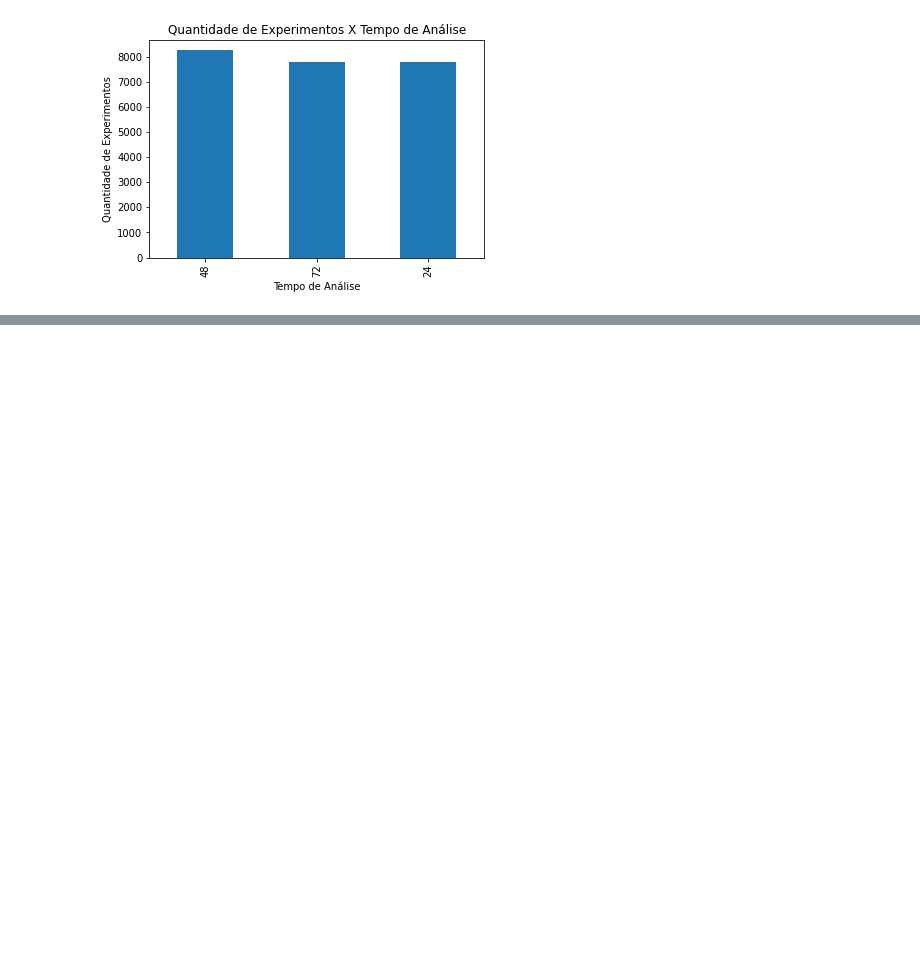
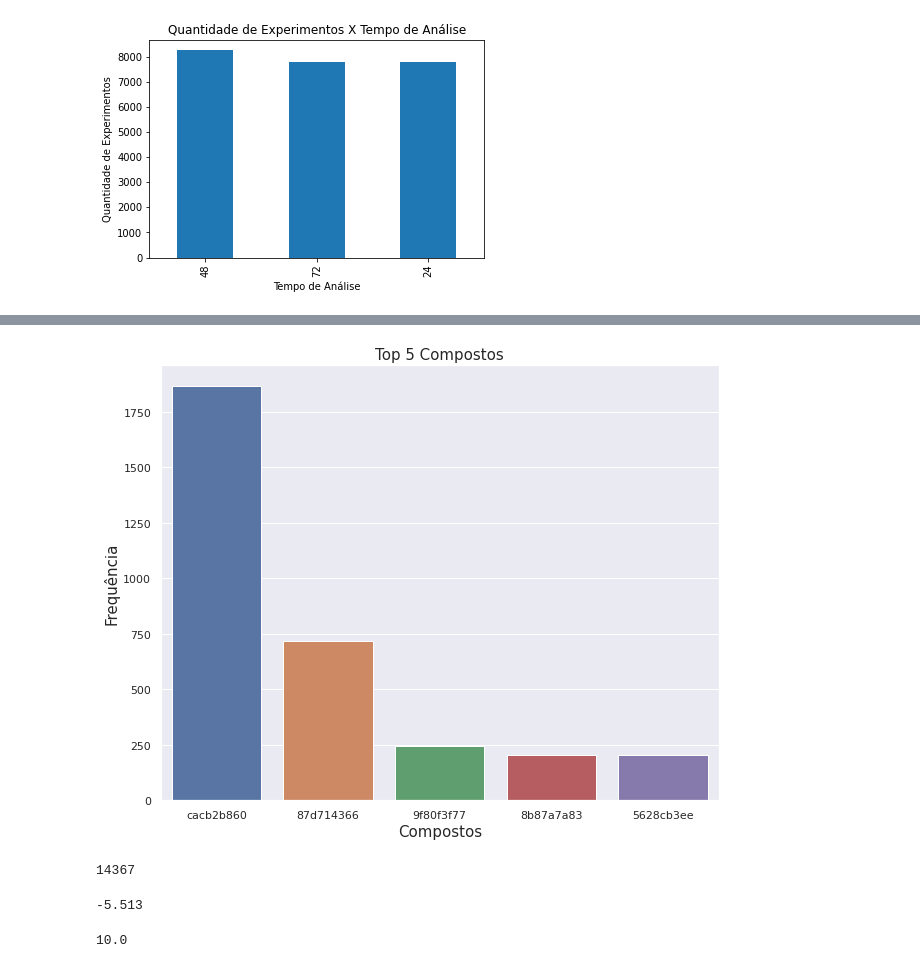
Before and after one commit to isaniolopes/imersao_dados, a Jupyter notebook: Alura.ipynb, the cells around one changed output, grey strips where cells are left out. Cells and saved outputs as stored; diff of their text form; code cells hidden in the pictures; blank space fills up the shorter version.

```diff
--- a/Alura.ipynb
+++ b/Alura.ipynb
@@ -250,0 +355,27 @@ Text(0, 0.5, 'Quantidade de Experimentos')
+# %%
+#melhorar o gráfico, alterar tamanho da fonte
+import matplotlib.pyplot as plt
+sns.set()
+plt.figure(figsize=(10,8))
+ax = sns.countplot(x = 'composto', data=dados.query('composto in @cod_compostos'), order=cod_compostos)
+ax.set_title('Top 5 Compostos', fontsize=15)
+ax.set_xlabel('Compostos', fontsize=15)
+ax.set_ylabel('Frequência', fontsize=15)
+plt.show()
+# %% [output]
+[figure, added]
+# %%
+#diferentes valores de g-0
+len(dados['g0'].unique())
+# %% [output]
+14367
+# %%
+#verificar o valor minimo
+dados['g0'].min()
+# %% [output]
+-5.513
+# %%
+#verificar o valor maximo
+dados['g0'].max()
+# %% [output]
+10.0
```
Also changed, not shown: parts of 30 cells of this notebook.
